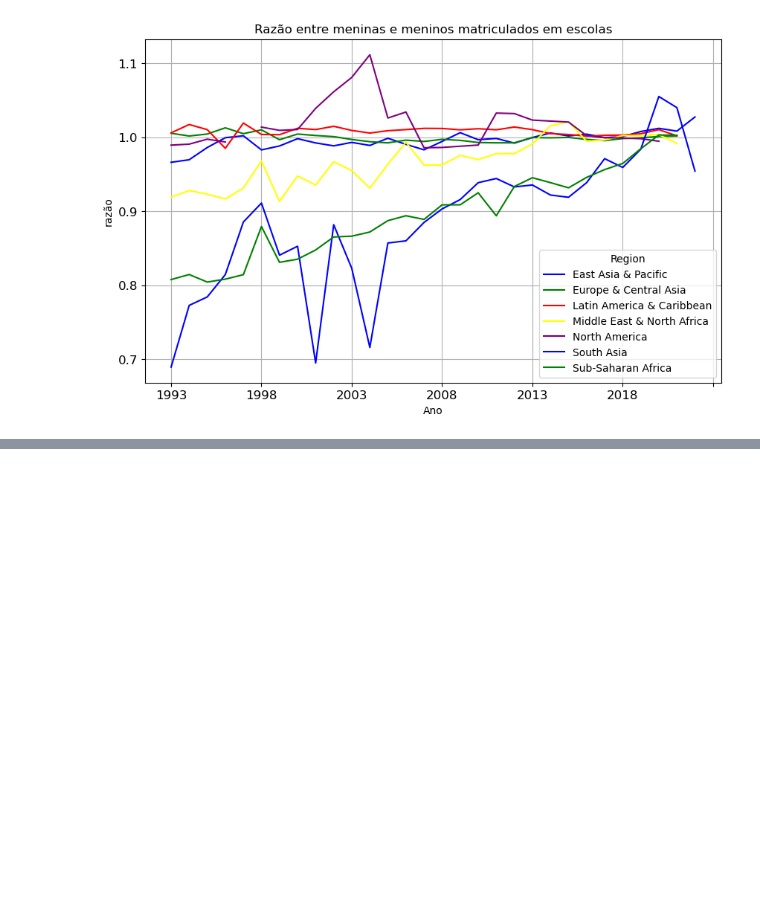
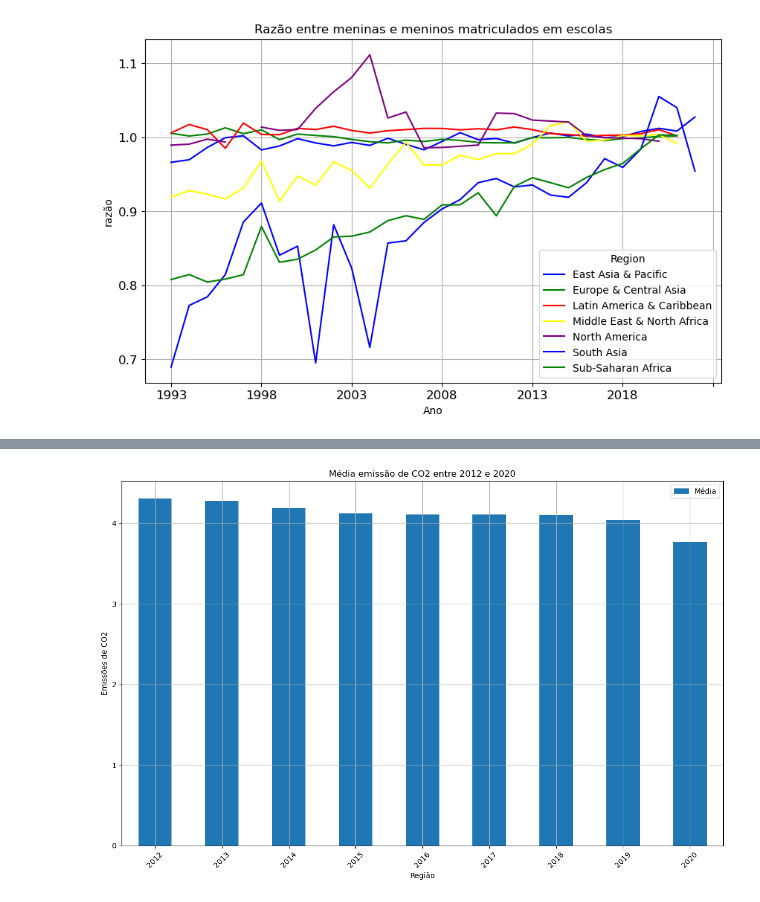
Before and after one commit to renatofreitasRR/TecnicasProgramacaoAda, a Jupyter notebook: 02 - analises.ipynb, the cells around one changed output, grey strips where cells are left out. Cells and saved outputs as stored; diff of their text form; code cells hidden in the pictures; blank space fills up the shorter version.

```diff
--- a/02 - analises.ipynb
+++ b/02 - analises.ipynb
@@ -287,0 +337,4 @@ regioes_escola.T.plot(kind='line', figsize=(10, 6), grid=True, title='Razão ent
+# %%
+anos = {str(ano): 'mean' for ano in range(2012, 2021)}
+emissao_periodo = emitentes.agg(anos)
+emissao_periodo
@@ -287,0 +352,12 @@ regioes_escola.T.plot(kind='line', figsize=(10, 6), grid=True, title='Razão ent
+# %%
+emissao_periodo.plot(kind='bar', figsize=(12, 8))
+plt.title('Média emissão de CO2 entre 2012 e 2020')
+plt.xlabel('Região')
+plt.ylabel('Emissões de CO2')
+plt.legend(['Média', 'Máximo', 'Mínimo'])
+plt.xticks(rotation=45)
+plt.grid(True)
+plt.tight_layout()
+plt.show()
+# %% [output]
+[figure, added]
```
Also changed, not shown: parts of 16 cells of this notebook, 2 other files.
